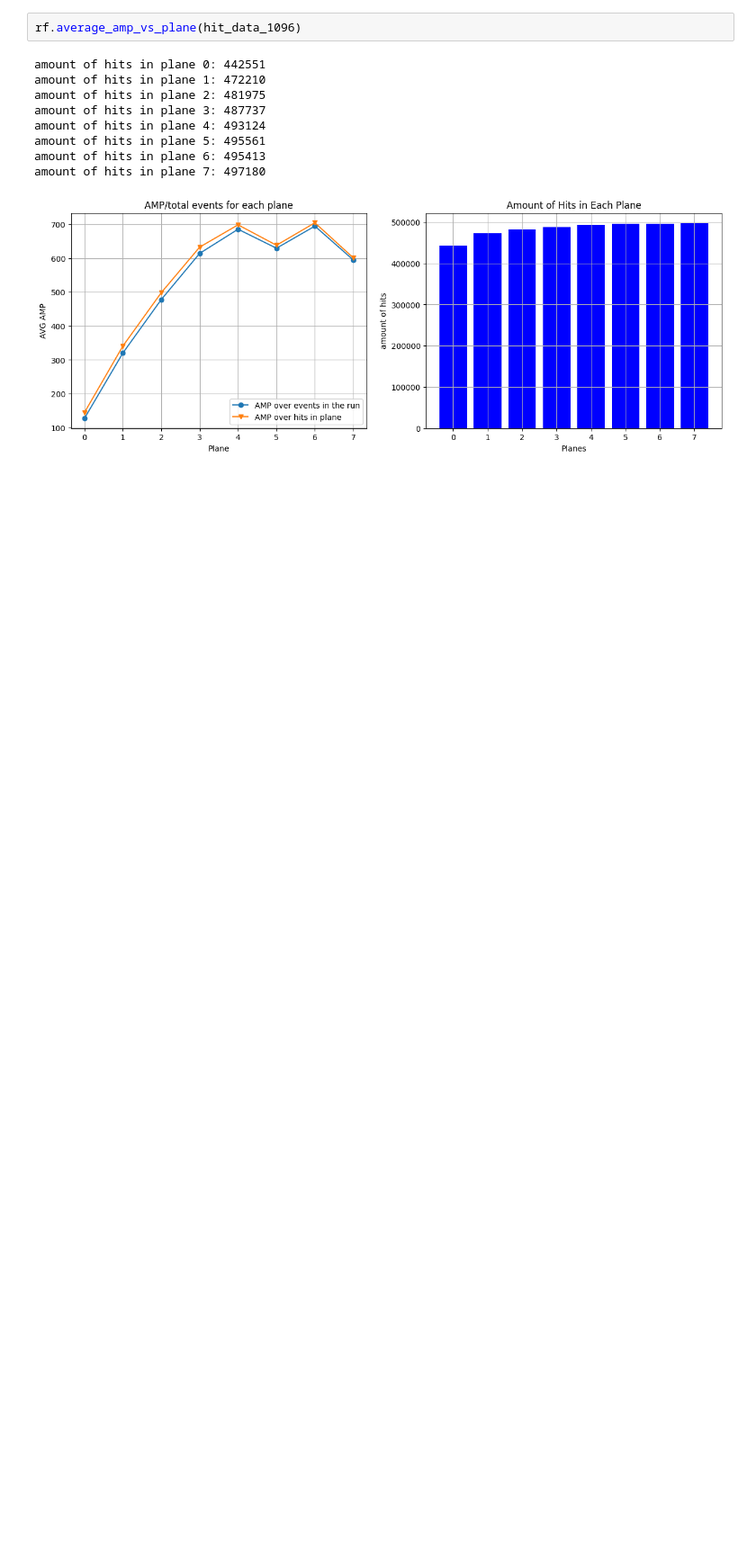
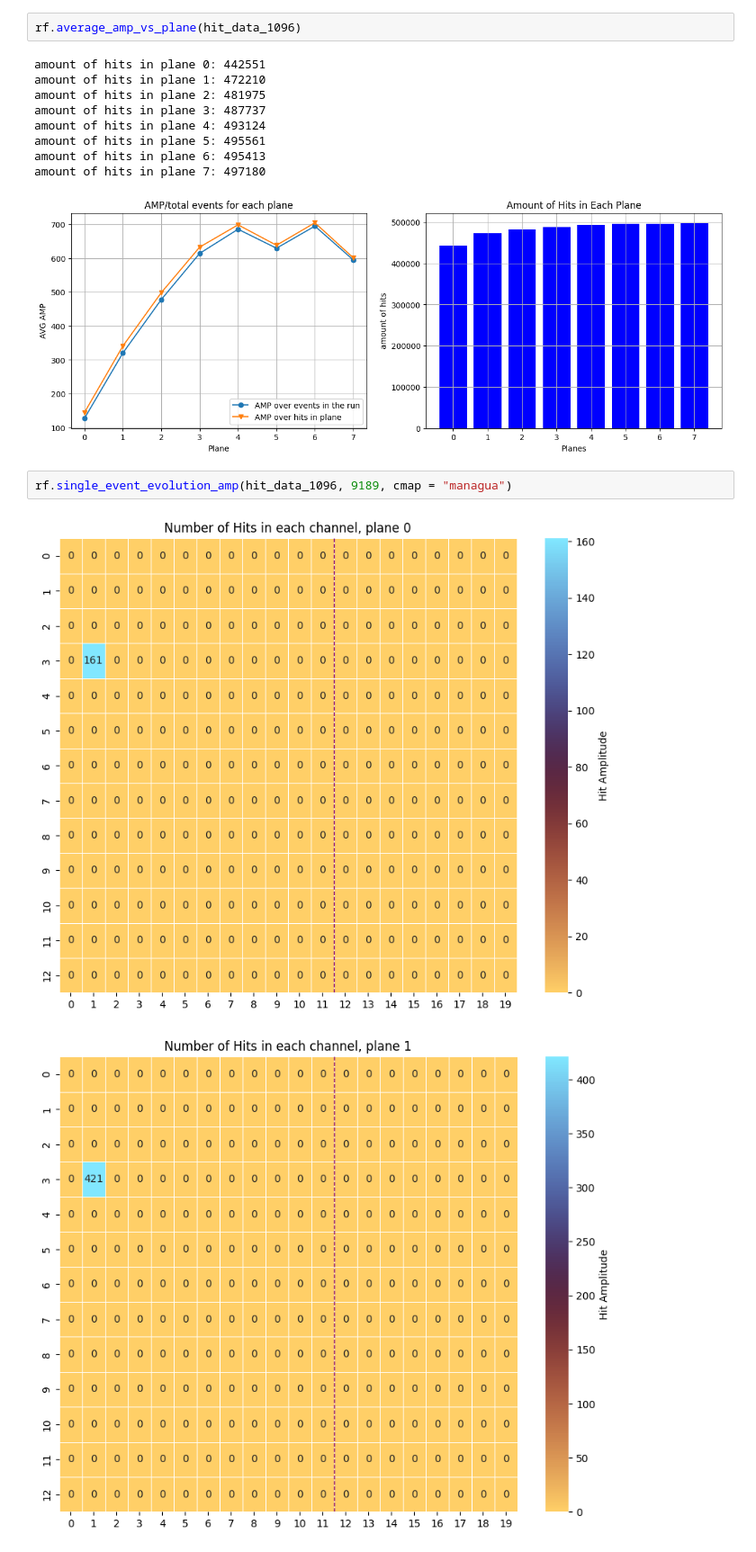
Before and after one commit to Ben-David-Ben/F-Cal-TB-Project, a Jupyter notebook: TB2025_Gap.ipynb, the cells around one changed output. Shown: that part at 90% size. Cells and saved outputs as stored; diff of their text form; blank space fills up the shorter version.

```diff
--- a/TB2025_Gap.ipynb
+++ b/TB2025_Gap.ipynb
@@ -70,3 +68,8 @@ amount of hits in plane 5: 495561
 amount of hits in plane 6: 495413
 amount of hits in plane 7: 497180
 [figure]
+# %%
+rf.single_event_evolution_amp(hit_data_1096, 9189, cmap = "managua")
+# %% [output]
+[figure, added]
+[figure, added]
```
Also changed, not shown: parts of 2 cells of this notebook, 1 other file.
